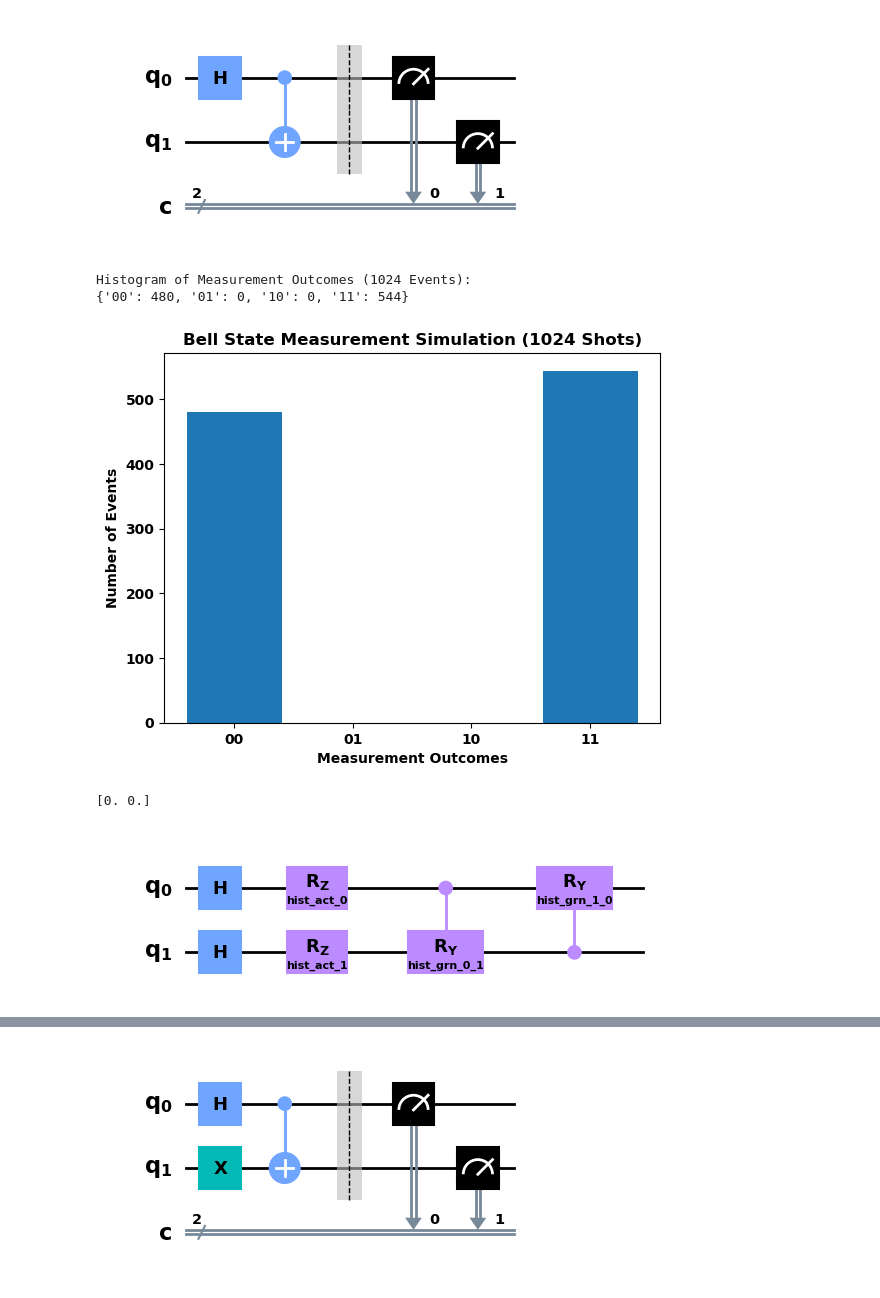
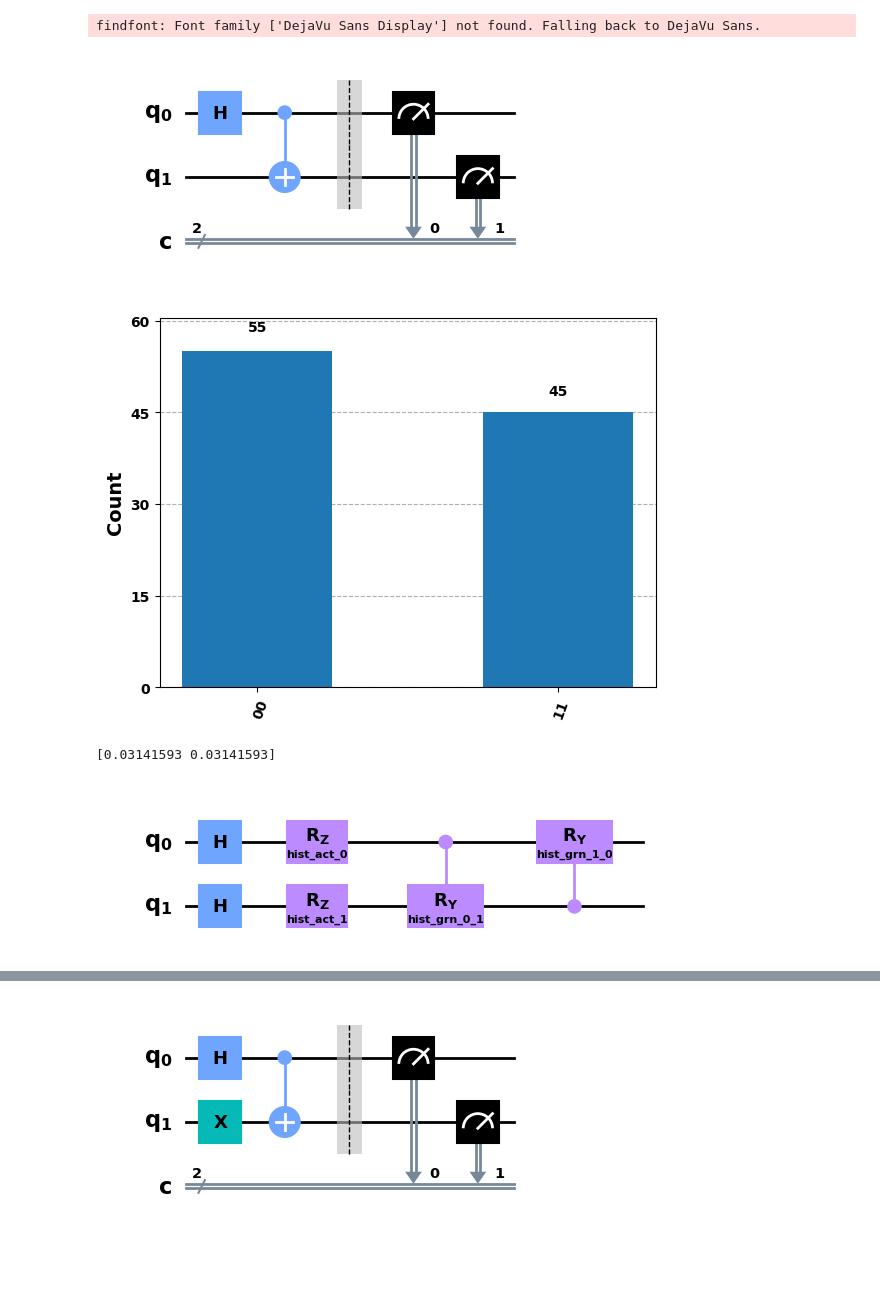
Before and after one commit to cailab-tamu/QuantumXCT, a Jupyter notebook: python/bell_dist_opt.ipynb, the cells around one changed output, grey strips where cells are left out. Saved outputs shown, nothing was run; the diff lists cells and outputs as text; code cells hidden in the pictures; blank space fills up the shorter version.

```diff
--- a/python/bell_dist_opt.ipynb
+++ b/python/bell_dist_opt.ipynb
@@ -14,6 +20,7 @@ from qiskit import QuantumCircuit, transpile
 from qiskit.providers.basic_provider import BasicSimulator
 import numpy as np
 import matplotlib.pyplot as plt
+from qiskit.visualization import plot_histogram
 
 # 1. Create the Bell state (|ψ⟩ = (|00⟩ + |11⟩)/√2)
 circuit = QuantumCircuit(2, 2)
@@ -28,39 +35,24 @@ circuit.measure([0, 1], [0, 1])
 # 3. Simulate the circuit for 1024 shots
 simulator = BasicSimulator()
 compiled_circuit = transpile(circuit, simulator)
-job = simulator.run(compiled_circuit, shots=1024)
+job = simulator.run(compiled_circuit, shots=100)
 result = job.result()
 counts = result.get_counts(circuit)
 circuit.draw(output="mpl", style="clifford", fold=40)
 # %% [output]
+findfont: Font family ['DejaVu Sans Display'] not found. Falling back to DejaVu Sans.
 [figure]
 # %%
-# 4. Ensure all four outcomes are present in the counts (even if zero)
-all_outcomes = ['00', '01', '10', '11']
-histogram_data = {outcome: counts.get(outcome, 0) for outcome in all_outcomes}
-
-# 5. Print the histogram data
-print("Histogram of Measurement Outcomes (1024 Events):")
-print(histogram_data)
-
-# Optional: Visualize the histogram
-labels = histogram_data.keys()
-values = histogram_data.values()
-
-plt.bar(labels, values)
-plt.xlabel("Measurement Outcomes")
-plt.ylabel("Number of Events")
-plt.title("Bell State Measurement Simulation (1024 Shots)")
-plt.show()
+histogram_data = counts
+hist_plt = plot_histogram(counts)
+hist_plt
 # %% [output]
-Histogram of Measurement Outcomes (1024 Events):
-{'00': 480, '01': 0, '10': 0, '11': 544}
-[figure, old version]
+[figure, new version]
 # %%
-act_percentages = np.array([np.pi*1/12*0, np.pi*1/12*0])
+act_percentages = np.array([np.pi*0.01, np.pi*0.01])
 print(act_percentages)
-cirquit = create_grn_ansatz(2, "hist")
-cirquit.draw(output="mpl", style="clifford", fold=40)
+cirq = create_grn_ansatz(2, "hist")
+cirq.draw(output="mpl", style="clifford", fold=40)
 # %% [output]
-[0. 0.]
+[0.03141593 0.03141593]
 [figure]
```
Also changed, not shown: parts of 21 cells of this notebook, 1 other file.
